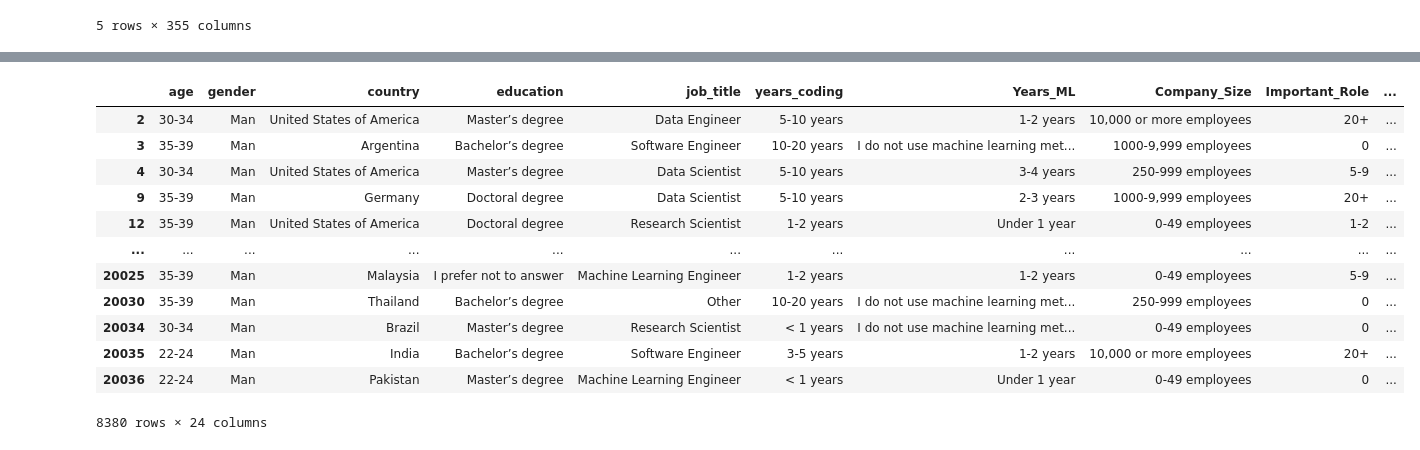
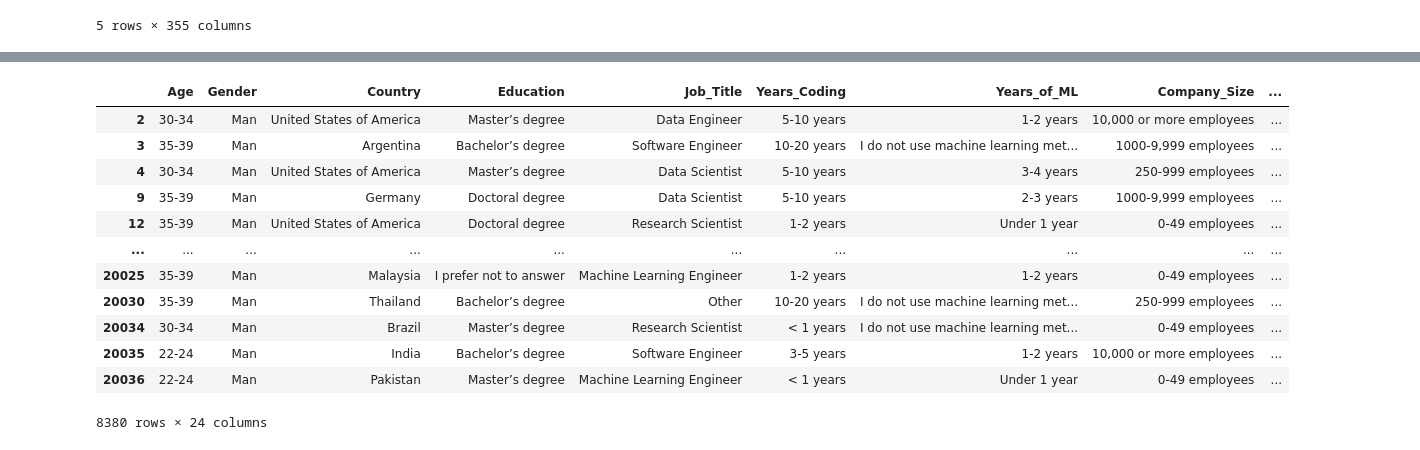
Before and after one commit to DenishaYP-creator/WomenInTech, a Jupyter notebook: Resources/Gender_Gap_In_Tech_Survery_Data/Kaggle_2020_Respones.ipynb, the cells around one changed output, grey strips where cells are left out. Cells and saved outputs as stored; diff of their text form; code cells hidden in the pictures.

```diff
--- a/Resources/Gender_Gap_In_Tech_Survery_Data/Kaggle_2020_Respones.ipynb
+++ b/Resources/Gender_Gap_In_Tech_Survery_Data/Kaggle_2020_Respones.ipynb
@@ -170,11 +155,11 @@ df
 # %%
 # Rename Columns
-df.columns = ['age',
-              'gender',
-              'country',
-              'education',
-              'job_title',
-              'years_coding',
+df.columns = ['Age',
+         'Gender',
+         'Country',
+         'Education',
+         'Job_Title',
+         'Years_Coding',
          'Q7_Part_1',
          'Q7_Part_2',
          'Q7_Part_3',
@@ -222,7 +207,7 @@ df.columns = ['age',
          'Q14_Part_9',
          'Q14_Part_10',
          'Q14_Part_11',
-              'Years_ML',
+         'Years_of_ML',
          'Q16_Part_1',
          'Q16_Part_2',
          'Q16_Part_3',
@@ -254,19 +239,19 @@ df.columns = ['age',
          'Q19_Part_3',
          'Q19_Part_4',
          'Q19_Part_5',
-              'Company_Size',
-              'Important_Role',
-              'ML_at_Company',
-               'Q23_Part_1',
+         'Company_Size',
+         'Work_Load_Size',
+         'ML_Access',
+         'Q23_Part_1',
          'Q23_Part_2',
          'Q23_Part_3',
          'Q23_Part_4',
          'Q23_Part_5',
          'Q23_Part_6',
          'Q23_Part_7',
-              'salary',
-              'Money_spent_ML',
-                'Q28_A_Part_1',
+         'Salary',
+         'Money_Spent_on_ML',
+         'Q28_A_Part_1',
          'Q28_A_Part_2',
          'Q28_A_Part_3',
          'Q28_A_Part_4',
@@ -396,19 +469,19 @@ Women_df
 1491 rows × 24 columns
 # %%
-Men_df = df[df['gender'] == 'Man']
+Men_df = df[df['Gender'] == 'Man']
 Men_df
 # %% [output]
-|  | age | gender | country | education | job_title | years_coding | Years_ML | Company_Size | Important_Role | ... |
-| 2 | 30-34 | Man | United States of America | Master’s degree | Data Engineer | 5-10 years | 1-2 years | 10,000 or more employees | 20+ | ... |
-| 3 | 35-39 | Man | Argentina | Bachelor’s degree | Software Engineer | 10-20 years | I do not use machine learning met... | 1000-9,999 employees | 0 | ... |
-| 4 | 30-34 | Man | United States of America | Master’s degree | Data Scientist | 5-10 years | 3-4 years | 250-999 employees | 5-9 | ... |
-| 9 | 35-39 | Man | Germany | Doctoral degree | Data Scientist | 5-10 years | 2-3 years | 1000-9,999 employees | 20+ | ... |
-| 12 | 35-39 | Man | United States of America | Doctoral degree | Research Scientist | 1-2 years | Under 1 year | 0-49 employees | 1-2 | ... |
-| ... | ... | ... | ... | ... | ... | ... | ... | ... | ... | ... |
-| 20025 | 35-39 | Man | Malaysia | I prefer not to answer | Machine Learning Engineer | 1-2 years | 1-2 years | 0-49 employees | 5-9 | ... |
-| 20030 | 35-39 | Man | Thailand | Bachelor’s degree | Other | 10-20 years | I do not use machine learning met... | 250-999 employees | 0 | ... |
-| 20034 | 30-34 | Man | Brazil | Master’s degree | Research Scientist | < 1 years | I do not use machine learning met... | 0-49 employees | 0 | ... |
-| 20035 | 22-24 | Man | India | Bachelor’s degree | Software Engineer | 3-5 years | 1-2 years | 10,000 or more employees | 20+ | ... |
-| 20036 | 22-24 | Man | Pakistan | Master’s degree | Machine Learning Engineer | < 1 years | Under 1 year | 0-49 employees | 0 | ... |
+|  | Age | Gender | Country | Education | Job_Title | Years_Coding | Years_of_ML | Company_Size | ... |
+| 2 | 30-34 | Man | United States of America | Master’s degree | Data Engineer | 5-10 years | 1-2 years | 10,000 or more employees | ... |
+| 3 | 35-39 | Man | Argentina | Bachelor’s degree | Software Engineer | 10-20 years | I do not use machine learning met... | 1000-9,999 employees | ... |
+| 4 | 30-34 | Man | United States of America | Master’s degree | Data Scientist | 5-10 years | 3-4 years | 250-999 employees | ... |
+| 9 | 35-39 | Man | Germany | Doctoral degree | Data Scientist | 5-10 years | 2-3 years | 1000-9,999 employees | ... |
+| 12 | 35-39 | Man | United States of America | Doctoral degree | Research Scientist | 1-2 years | Under 1 year | 0-49 employees | ... |
+| ... | ... | ... | ... | ... | ... | ... | ... | ... | ... |
+| 20025 | 35-39 | Man | Malaysia | I prefer not to answer | Machine Learning Engineer | 1-2 years | 1-2 years | 0-49 employees | ... |
+| 20030 | 35-39 | Man | Thailand | Bachelor’s degree | Other | 10-20 years | I do not use machine learning met... | 250-999 employees | ... |
+| 20034 | 30-34 | Man | Brazil | Master’s degree | Research Scientist | < 1 years | I do not use machine learning met... | 0-49 employees | ... |
+| 20035 | 22-24 | Man | India | Bachelor’s degree | Software Engineer | 3-5 years | 1-2 years | 10,000 or more employees | ... |
+| 20036 | 22-24 | Man | Pakistan | Master’s degree | Machine Learning Engineer | < 1 years | Under 1 year | 0-49 employees | ... |
 8380 rows × 24 columns
 # %%
```
Also changed, not shown: parts of 7 cells of this notebook, 3 other files.
